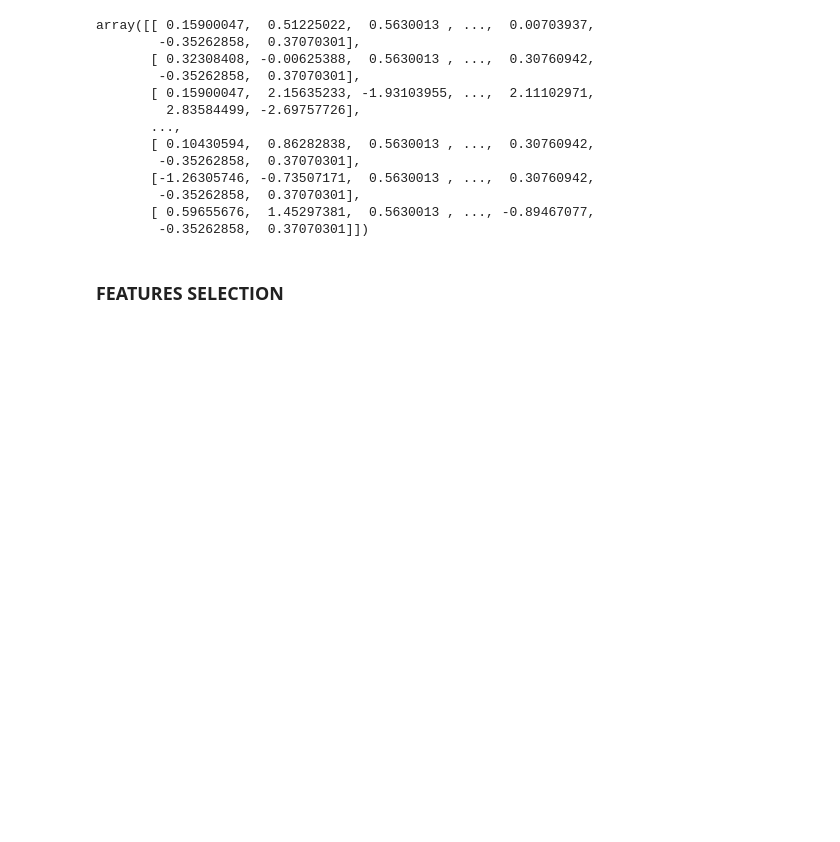
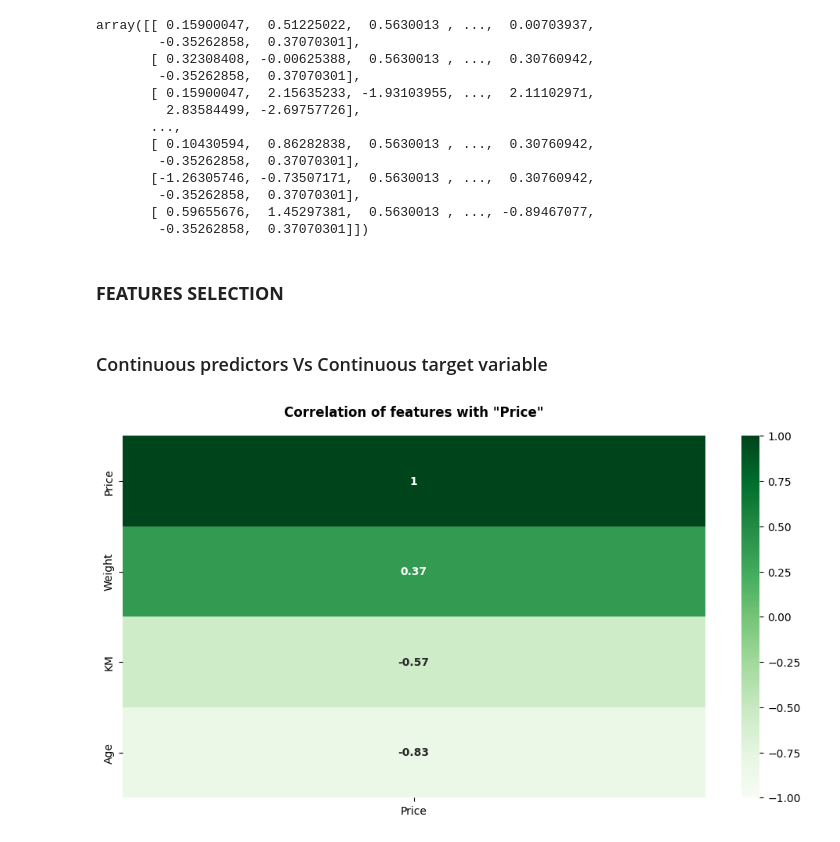
Before and after one commit to shanusaras/Deep_Learning_projects, a Jupyter notebook: Car_price_prediction/Car_price_prediction.ipynb, the cells around one changed output. Cells and saved outputs as stored; diff of their text form; code cells hidden in the pictures; blank space fills up the shorter version.

Commit message:
Feature selection has been started with statistical measure of Pearson's correlation coefficient

```diff
--- a/Car_price_prediction/Car_price_prediction.ipynb
+++ b/Car_price_prediction/Car_price_prediction.ipynb
@@ -758,0 +761,2 @@ array([[ 0.15900047,  0.51225022,  0.5630013 , ...,  0.00703937,
+# %% [markdown]
+### Continuous predictors Vs Continuous target variable
@@ -758,0 +765,15 @@ array([[ 0.15900047,  0.51225022,  0.5630013 , ...,  0.00703937,
+# %%
+plt.figure(figsize= (12, 6), dpi= 100)
+continuous_columns= data[['Price', 'Age', 'KM', 'Weight']]
+correlation= continuous_columns.corr()[['Price']]
+heatmap= sns.heatmap(correlation.sort_values(by= 'Price', ascending= False),
+                     vmin= -1, vmax = 1, annot= True, cmap= 'Greens')
+
+# Looping through the text elements and setting the font weight to bold
+for text in heatmap.texts:
+    text.set_fontweight('bold')
+
+heatmap.set_title('Correlation of features with "Price"', fontsize= 12, pad= 18, fontweight= 'bold')
+plt.show()
+# %% [output]
+[figure, added]
```
Also changed, not shown: parts of 5 cells of this notebook.
